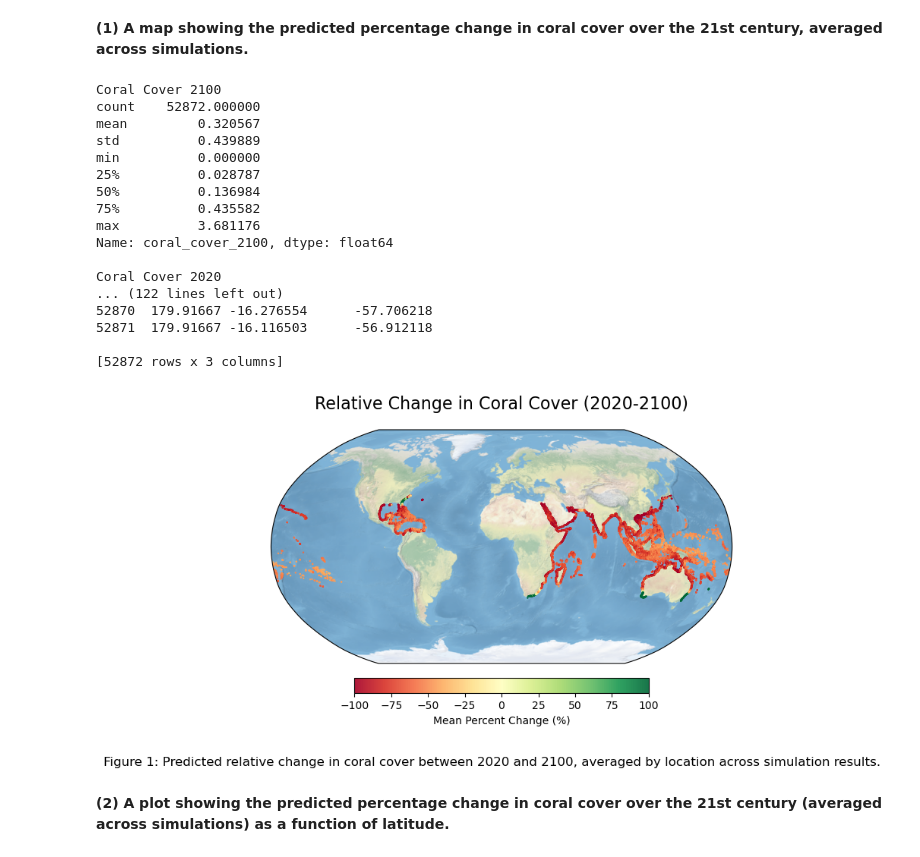
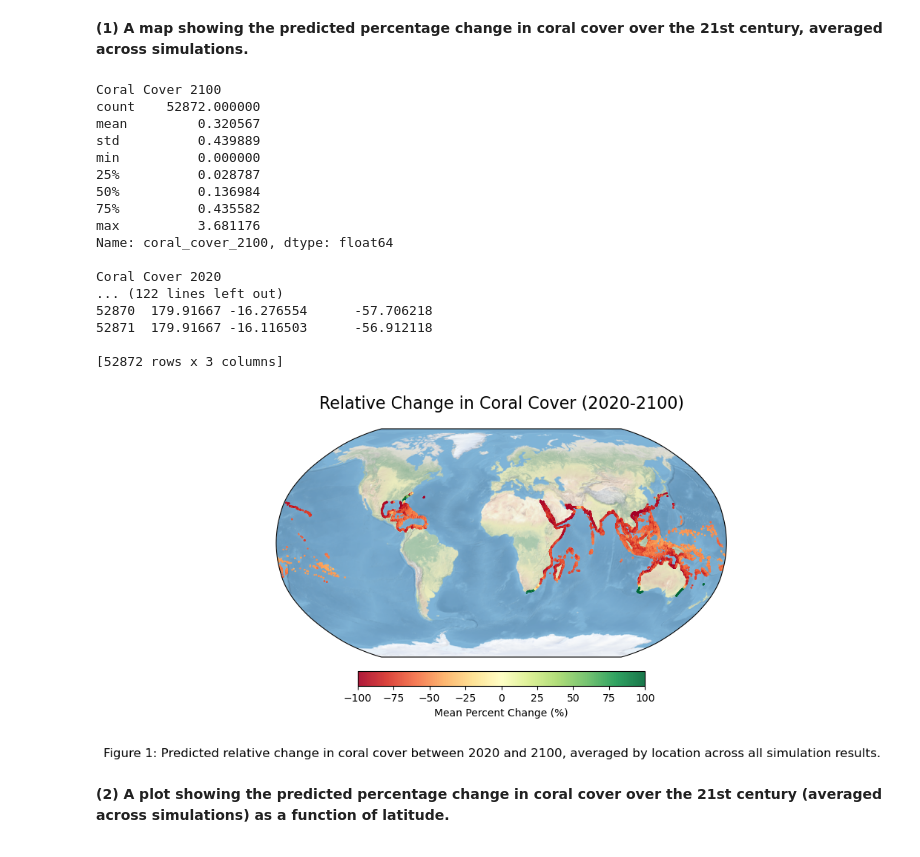
Before and after one commit to maluhiakinimaka/mbio691l-kinimaka, a Jupyter notebook: mbio691l_project_kinimaka.ipynb, the cells around one changed output. Saved outputs shown, nothing was run; the diff lists cells and outputs as text; code cells hidden in the pictures.

```diff
--- a/mbio691l_project_kinimaka.ipynb
+++ b/mbio691l_project_kinimaka.ipynb
@@ -95,7 +94,7 @@ print(data['coral_cover_2020'].describe())  # summary of coral_cover_2020
 print()
 
 # note: assuming ideal conditions and focusing on a fast-growing species, coral could potentially grow 5-10 cm/yr, or 4-8m by 2100,
-# therefore it is possible to see up to 80 times coral cover increase (400% increase) under optimal conditions.
+# therefore it is possible to see up to 80 times coral cover increase (~400% increase) under optimal conditions.
 
 # filter simulation results if coral_cover_2020 <= 0 to avoid undefined errors, values very close to zero are averaged later to prevent skew
 filt_data = data[data['coral_cover_2020'] > 0].copy()
@@ -145,7 +144,7 @@ def main():
         s=0.5,             # set marker size
         alpha=0.9,         # set marker opacity
         transform=ccrs.PlateCarree() # specify cordinate system
-        )
+    )
 
     # set colorbar and label plot
     cbar = plt.colorbar(scatter, ax=ax, orientation='horizontal', pad=0.05, shrink=0.5)
@@ -153,35 +152,35 @@ def main():
     plt.title('Relative Change in Coral Cover (2020-2100)', fontsize=16, loc='center', pad=20, color='black')
 
     # add caption
-    plt.figtext(0.5, 0.02, 'Figure 1: Predicted relative change in coral cover between 2020 and 2100, averaged by location across simulation results.',
+    plt.figtext(0.5, 0.02, 'Figure 1: Predicted relative change in coral cover between 2020 and 2100, averaged by location across all simulation results.',
                 ha='center', va='top', fontsize=12)
 
     # export as vector file
     plt.savefig('percent_change_CC.svg', format='svg', bbox_inches='tight')
 
     plt.show()
 
 # plot
 main()
 # %% [output]
 Coral Cover 2100
 count    52872.000000
 mean         0.320567
 std          0.439889
 min          0.000000
 25%          0.028787
 50%          0.136984
 75%          0.435582
 max          3.681176
 Name: coral_cover_2100, dtype: float64
 
 Coral Cover 2020
 ... (122 lines left out)
 52870  179.91667 -16.276554      -57.706218
 52871  179.91667 -16.116503      -56.912118
 
 [52872 rows x 3 columns]
-[figure, old version]
+[figure, new version]
 # %% [markdown]
 **(2) A plot showing the predicted percentage change in coral cover over the 21st century (averaged across simulations) as a function of latitude.**
 # %%
```
Also changed, not shown: parts of 3 cells of this notebook, 3 other files.
